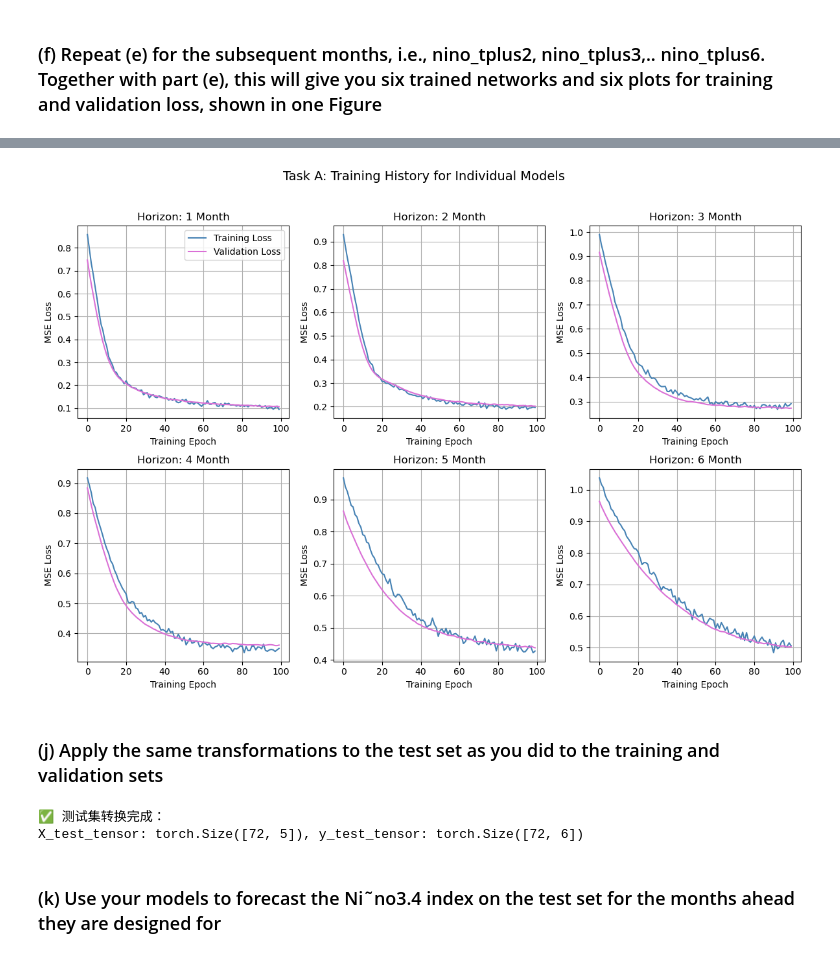
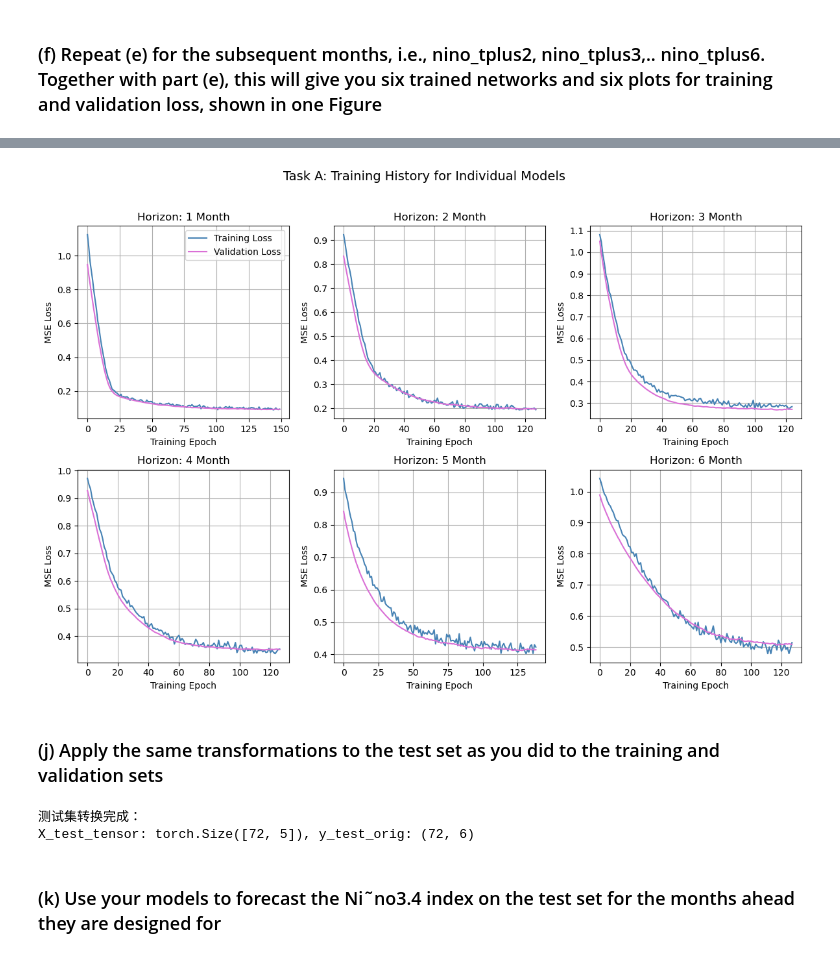
Before and after one commit to kurin0u0/9814, a Jupyter notebook: z5709922_assignment1/z5709922_assignment1.ipynb, the cells around one changed output, grey strips where cells are left out. Cells and saved outputs as stored; diff of their text form; code cells hidden in the pictures.

```diff
--- a/z5709922_assignment1/z5709922_assignment1.ipynb
+++ b/z5709922_assignment1/z5709922_assignment1.ipynb
@@ -140,7 +134,7 @@ model = NinoNet(input_dim).to(device)
 ### (f) Repeat (e) for the subsequent months, i.e., nino_tplus2, nino_tplus3,.. nino_tplus6. Together with part (e), this will give you six trained networks and six plots for training and validation loss, shown in one Figure
 # %%
 # ---------- 训练函数 ----------
-def train_single_horizon(horizon_index, epochs=100, lr=1e-4, batch_size=32):
+def train_single_horizon(horizon_index, epochs=1000, lr=1e-4, batch_size=32, patience=10):
     # 目标列索引
     y_train_h = train_y[:, horizon_index].unsqueeze(1)
     y_val_h = val_y[:, horizon_index].unsqueeze(1)
@@ -158,8 +152,12 @@ def train_single_horizon(horizon_index, epochs=100, lr=1e-4, batch_size=32):
 
     # 记录损失
     train_losses, val_losses = [], []
+    best_val_loss = float('inf')
+    patience_counter = 0
+    best_state = None
 
     for epoch in range(epochs):
+        # --------- 训练 ---------
         model.train()
         total_train_loss = 0
         for Xb, yb in train_loader:
@@ -173,6 +171,7 @@ def train_single_horizon(horizon_index, epochs=100, lr=1e-4, batch_size=32):
 
         avg_train_loss = total_train_loss / len(train_loader.dataset)
 
+        # --------- 验证 ---------
         model.eval()
         total_val_loss = 0
         with torch.no_grad():
@@ -185,6 +184,21 @@ def train_single_horizon(horizon_index, epochs=100, lr=1e-4, batch_size=32):
 
         train_losses.append(avg_train_loss)
         val_losses.append(avg_val_loss)
+
+        # --------- Early Stopping ---------
+        if avg_val_loss < best_val_loss:
+            best_val_loss = avg_val_loss
+            patience_counter = 0
+            best_state = {k: v.cpu() for k, v in model.state_dict().items()}  # 保存最优权重
+        else:
+            patience_counter += 1
+
+        if (epoch + 1) % 10 == 0:
+            print(f"Epoch [{epoch+1}/{epochs}] Train Loss: {avg_train_loss:.4f}, Val Loss: {avg_val_loss:.4f}")
+
+        if patience_counter >= patience:
+            print(f"Early stopping at epoch {epoch+1}")
+            break
 
     # 保存模型
     torch.save(model.state_dict(), f"nino_model_tplus{horizon_index+1}.pth")
@@ -241,32 +255,32 @@ plt.show()
  模型 nino_model_tplus6.pth 已保存
-[figure, old version]
+[figure, new version]
 # %% [markdown]
 ### (j) Apply the same transformations to the test set as you did to the training and validation sets
 # %%
 # 假设 scaler_X 是在 (d) 中已经 fit 过的输入特征缩放器
 # 如果你也对目标缩放过（可选），那也有 scaler_y
+# 加载保存好的 scaler
+scaler_X = joblib.load('scaler_X.pkl')
+scaler_y = joblib.load('scaler_y.pkl')
+
 # ⚠️ 这里我们不重新fit，只transform
 X_features = ['nino_tminus2', 'nino_tminus1', 'nino_t', 'month_sin', 'month_cos']
 y_targets = ['nino_tplus1', 'nino_tplus2', 'nino_tplus3',
              'nino_tplus4', 'nino_tplus5', 'nino_tplus6']
 
-# 对测试集的输入特征应用与训练集相同的缩放器
+# 输入特征 transform（与训练集同一 scaler）
 X_test_scaled = scaler_X.transform(test_data[X_features])
+X_test_tensor = torch.tensor(X_test_scaled, dtype=torch.float32).to(device)
 
-# 如果你对目标变量也缩放过：
-y_test_scaled = scaler_y.transform(test_data[y_targets])
-# 否则直接使用原始值
-# y_test_scaled = test_data[y_targets].values
-
-# 转成Tensor格式，方便后续预测
-X_test_tensor = torch.tensor(X_test_scaled, dtype=torch.float32)
-y_test_tensor = torch.tensor(y_test_scaled, dtype=torch.float32)
+# 为评估准备：不要对单列用 scaler_y.transform（会报错）
+# 我们只保留原始真实值方便后面计算评估指标（以原始单位）
+y_test_orig = test_data[y_targets].values  # shape (N,6)
 
 print("测试集转换完成：")
-print(f"X_test_tensor: {X_test_tensor.shape}, y_test_tensor: {y_test_tensor.shape}")
+print(f"X_test_tensor: {X_test_tensor.shape}, y_test_orig: {y_test_orig.shape}")
 # %% [output]
-✅ 测试集转换完成：
-X_test_tensor: torch.Size([72, 5]), y_test_tensor: torch.Size([72, 6])
+测试集转换完成：
+X_test_tensor: torch.Size([72, 5]), y_test_orig: (72, 6)
 # %% [markdown]
 ### (k) Use your models to forecast the Ni˜no3.4 index on the test set for the months ahead they are designed for
 # %%
```
Also changed, not shown: parts of 6 cells of this notebook, 8 other files.
